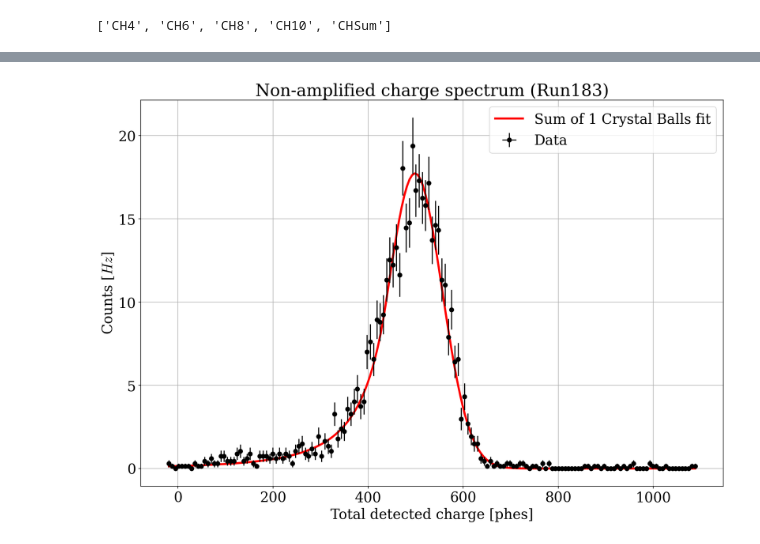
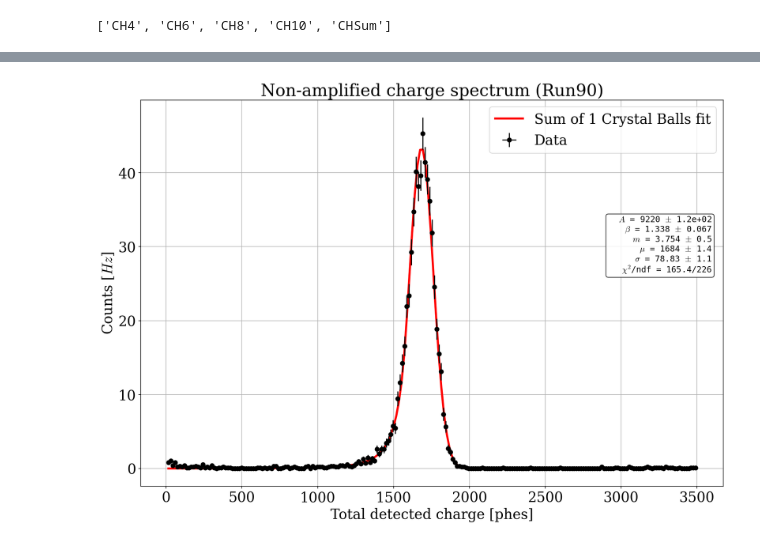
Before and after one commit to mariandbt/CIGAR, a Jupyter notebook: notebooks/ChargeSpectrum.ipynb, the cells around one changed output, grey strips where cells are left out. Drawn from its saved outputs; the diff is of its cells as text; code cells hidden in the pictures.

```diff
--- a/notebooks/ChargeSpectrum.ipynb
+++ b/notebooks/ChargeSpectrum.ipynb
@@ -58,7 +60,7 @@ if gas == 'Ar':
 if gas == 'Xe':
     runs    = {8.5:f'Run{75}'
                ,7.5:f'Run{77}'
-               ,6.5:f'Run{80}'
+               ,6.5:f'Run{90}'
                ,5.5:f'Run{83}'
                ,4.5:f'Run{103}'
                ,3.5:f'Run{105}'
@@ -76,7 +78,6 @@ if gas == 'Xe':
                     ,1.5:f'{14}deg'
                     }
 # %%
-pressure    = 2.5
 run         = runs[pressure]
 temperature = temperatures[pressure]
 
@@ -109,7 +110,7 @@ event_header_bytes = 28
 sample_binning = 8e-9
 
 start = 0
-nfiles = 7
+nfiles = 15
 
 offline_trg = None
 # offline_trg = 'AND'
@@ -355,7 +356,7 @@ for i in range(4):
 
     # Define fitting region around the mode
     bin_width = bins[1] - bins[0]
-    window = min(7, 0.1*len(bins))* bin_width  # e.g., ±5 bins worth around the mode
+    window = max(7, 0.1*len(bins))* bin_width  # e.g., ±5 bins worth around the mode
 
     # Select data in the fitting region
     fit_mask = (bin_centers >= mode_initial - window) & (bin_centers <= mode_initial + window)
@@ -1124,34 +1125,51 @@ fit_sigma = np.where(spectrum_counts_err > 0, spectrum_counts_err, 1 / run_durat
 popt, pcov = curve_fit(sum_of_crystalballs, spectrum_charge, spectrum_counts,
                        p0=initial_guess, sigma=fit_sigma, absolute_sigma=True,
                        bounds=(lower_bounds, upper_bounds), maxfev=100000)
 
 # Fitted line
 x_fit = np.linspace(min(spectrum_charge), max(spectrum_charge), 200)
 y_fit = sum_of_crystalballs(x_fit, *popt)
 
 ax.plot(x_fit, y_fit, '-r', lw=3, label=f'Sum of {num_cb} Crystal Balls fit')
 
 # Plot individual components
 if num_cb > 1:
     for i in range(num_cb):
         a     = popt[0*num_cb + i]
         b     = popt[1*num_cb + i]
         mi    = popt[2*num_cb + i]
         l     = popt[3*num_cb + i]
         s     = popt[4*num_cb + i]
         y_component = a * crystalball.pdf(x_fit, b, mi, loc=l, scale=s)
         ax.plot(x_fit, y_component, '--', color=colors[i], lw=2, label=f'CB {i+1}: $\mu$={l:.1f}, $\sigma$={s:.1f}')
 
+# ---- Fit parameters box ----
+perr = np.sqrt(np.abs(np.diag(pcov)))
+chi2 = np.sum(((spectrum_counts - sum_of_crystalballs(spectrum_charge, *popt)) / fit_sigma) ** 2)
+ndof = len(spectrum_charge) - len(popt)
+param_names = ['A', r'\beta', 'm', r'\mu', r'\sigma']
+fit_lines = []
+for i in range(num_cb):
+    if num_cb > 1:
+        fit_lines.append(f'CB {i+1}:')
+    for j, name in enumerate(param_names):
+        k = j * num_cb + i
+        fit_lines.append(fr'  ${name}$ = {popt[k]:.4g} $\pm$ {perr[k]:.2g}')
+fit_lines.append(fr'$\chi^2$/ndf = {chi2:.1f}/{ndof}')
+ax.text(0.98, 0.70, '\n'.join(fit_lines), transform=ax.transAxes,
+        ha='right', va='top', fontsize=12, family='monospace',
+        bbox=dict(boxstyle='round', facecolor='white', alpha=0.85))
+
 ax.set_ylabel(fr'Counts [$Hz$]')
 ax.grid(True)
 ax.legend()
 
 if params['pes']:
     ax.set_xlabel(r'Total detected charge [phes]')
 else:
     ax.set_xlabel(r'Total detected charge [V $\cdot$ s]')
 # %% [output]
-[figure, old version]
+[figure, new version]
 # %%
 params
 # %% [output]
```
Also changed, not shown: parts of 15 cells of this notebook, 4 other files.
